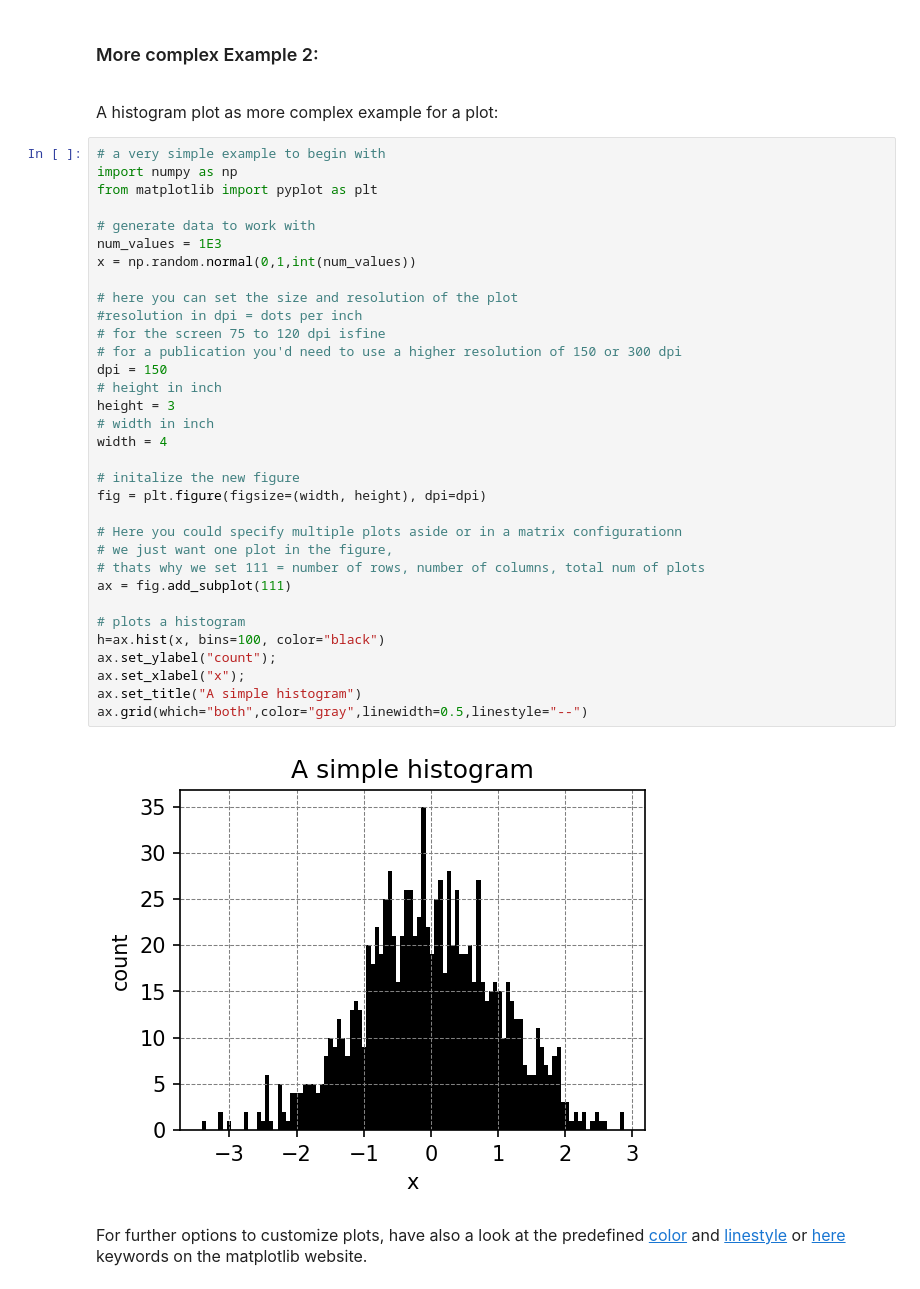
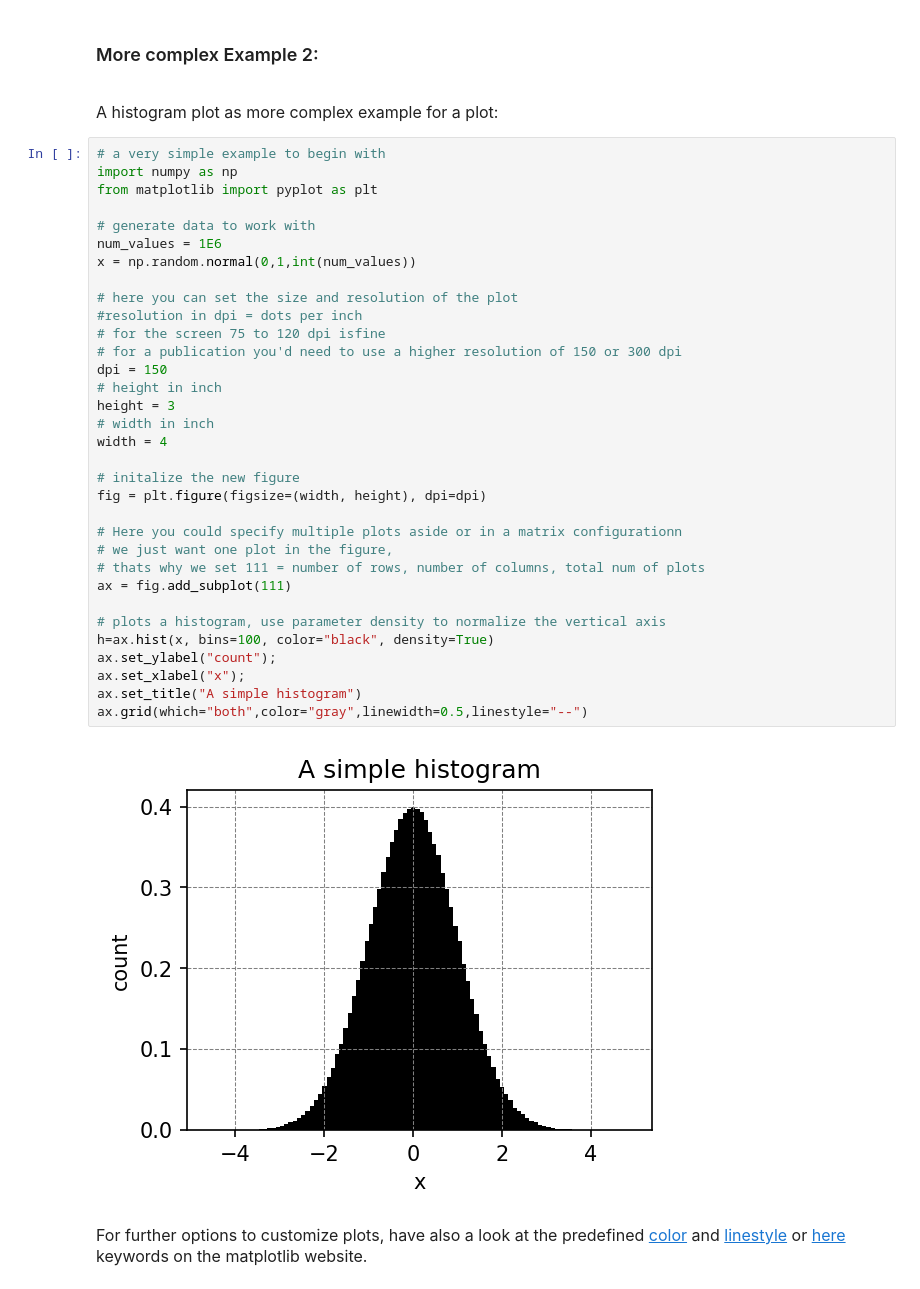
Before and after one commit to LarsGab/pyzero, a Jupyter notebook: Session 3/Session 3.ipynb, the cells around one changed output. Drawn from its saved outputs; the diff is of its cells as text.

```diff
--- a/Session 3/Session 3.ipynb
+++ b/Session 3/Session 3.ipynb
@@ -827,37 +1038,37 @@ fig.savefig("plot.png")
 # a very simple example to begin with
 import numpy as np
 from matplotlib import pyplot as plt
 
 # generate data to work with
-num_values = 1E3
+num_values = 1E6
 x = np.random.normal(0,1,int(num_values))
 
 # here you can set the size and resolution of the plot
 #resolution in dpi = dots per inch
 # for the screen 75 to 120 dpi isfine
 # for a publication you'd need to use a higher resolution of 150 or 300 dpi
 dpi = 150
 # height in inch
 height = 3
 # width in inch
 width = 4
 
 # initalize the new figure
 fig = plt.figure(figsize=(width, height), dpi=dpi)
 
 # Here you could specify multiple plots aside or in a matrix configurationn
 # we just want one plot in the figure,
 # thats why we set 111 = number of rows, number of columns, total num of plots
 ax = fig.add_subplot(111)
 
-# plots a histogram
-h=ax.hist(x, bins=100, color="black")
+# plots a histogram, use parameter density to normalize the vertical axis
+h=ax.hist(x, bins=100, color="black", density=True)
 ax.set_ylabel("count");
 ax.set_xlabel("x");
 ax.set_title("A simple histogram")
 ax.grid(which="both",color="gray",linewidth=0.5,linestyle="--")
 # %% [output]
-[figure, old version]
+[figure, new version]
 # %% [markdown]
 <font size="3">For further options to customize plots, have also a look at the predefined <a href="https://matplotlib.org/3.1.0/gallery/color/named_colors.html">color</a> and <a href="https://matplotlib.org/3.3.1/api/_as_gen/matplotlib.lines.Line2D.html#matplotlib.lines.Line2D.lineStyles">linestyle</a> or <a href="https://matplotlib.org/3.3.1/api/_as_gen/matplotlib.lines.Line2D.html#matplotlib.lines.Line2D.lineStyles">here</a> keywords on the matplotlib website.</b>
 </font>
```
Also changed, not shown: parts of 16 cells of this notebook.
